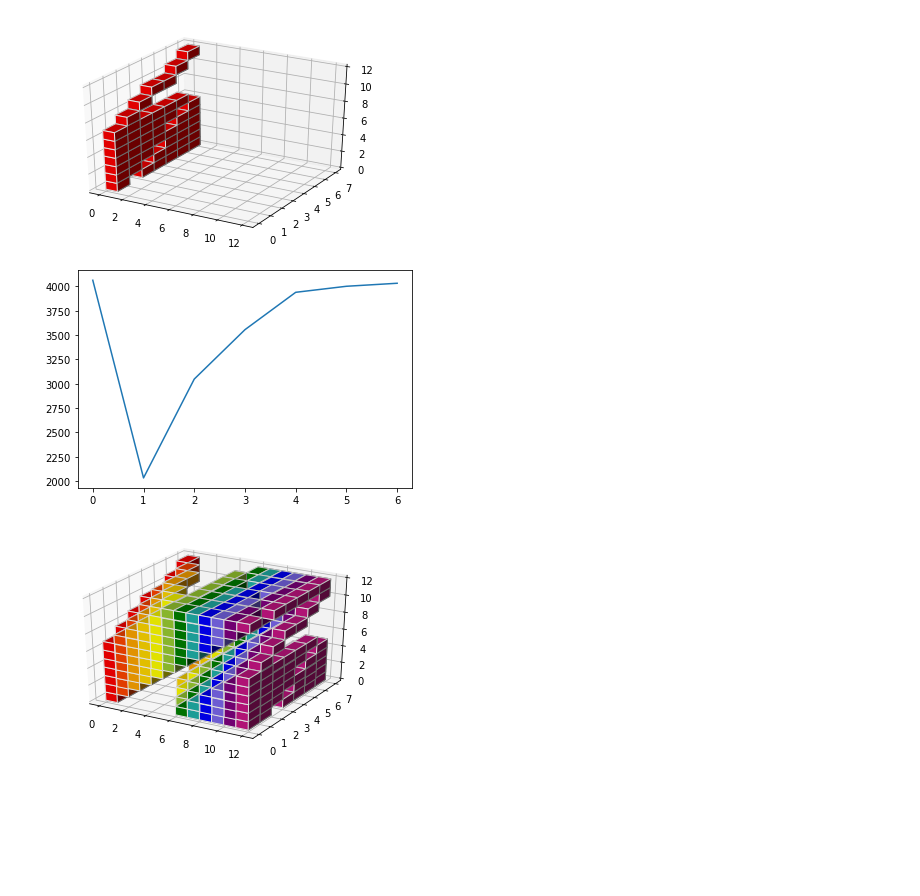
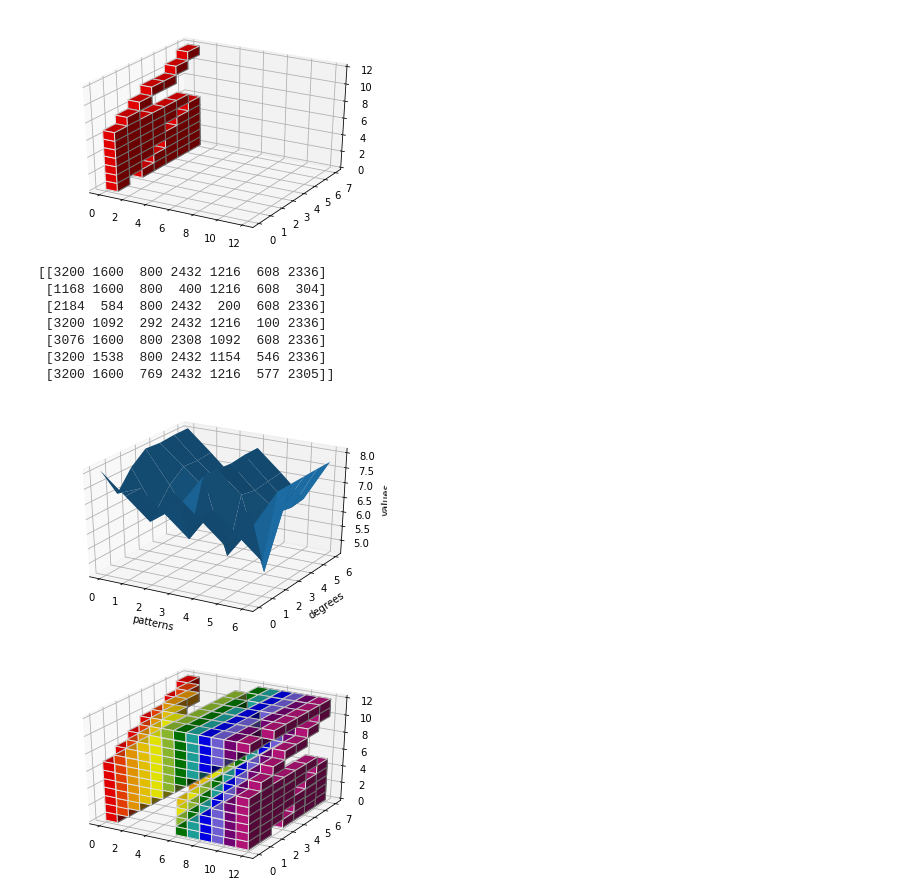
Before and after one commit to timsum/harmonypartition, a Jupyter notebook: jup/Chapter_8_HarmonyVoxel.ipynb, the cells around one changed output. Cells and saved outputs as stored; diff of their text form; code cells hidden in the pictures; blank space fills up the shorter version.

```diff
--- a/jup/Chapter_8_HarmonyVoxel.ipynb
+++ b/jup/Chapter_8_HarmonyVoxel.ipynb
@@ -81,13 +96,35 @@ ax.voxels(full_shape, edgecolors='w', facecolors=colors, shade=True)
 plt.show()
 # %% [output]
 [figure]
-# %%
-x_values = np.arange(len(int_list.squeeze()))
-
-plt.plot(x_values, int_list.squeeze())
-plt.show()
-# %% [output]
-[figure, removed]
+# %%
+# make a map of a key, with its patterns as X, its degrees as y
+# meshgrid is p and d: the surface values are the binary values numbers of complete scales
+fig = plt.figure()
+ax = fig.add_subplot(111, projection='3d')
+x =  np.arange(0, 7, 1)
+y = np.arange(0, 7, 1)
+X, Y = np.meshgrid(x, y)
+
+int_list = np.array([[pt_keypattern.get_binary_KPDVE_chord(np.array([0, p, d, 4, 2])) for d in range(7)] for p in range(7)])
+zs = np.array(np.log(int_list))
+Z = zs #.reshape(X.shape)
+
+ax.plot_surface(X, Y, Z)
+
+ax.set_xlabel('patterns')
+ax.set_ylabel('degrees')
+ax.set_zlabel('values')
+
+plt.show()
+# %% [output]
+[[3200 1600  800 2432 1216  608 2336]
+ [1168 1600  800  400 1216  608  304]
+ [2184  584  800 2432  200  608 2336]
+ [3200 1092  292 2432 1216  100 2336]
+ [3076 1600  800 2308 1092  608 2336]
+ [3200 1538  800 2432 1154  546 2336]
+ [3200 1600  769 2432 1216  577 2305]]
+[figure, added]
 # %%
 int_list = np.array([[pt_keypattern.get_binary_KP(k, p) for p in range(7)] for k in range(12)])
 array_list = np.array([[pt_utils.binary_notegroup_to_numpy_array(p) for p in int_list[k]] for k in range(12)])
```
Also changed, not shown: parts of 3 cells of this notebook.
